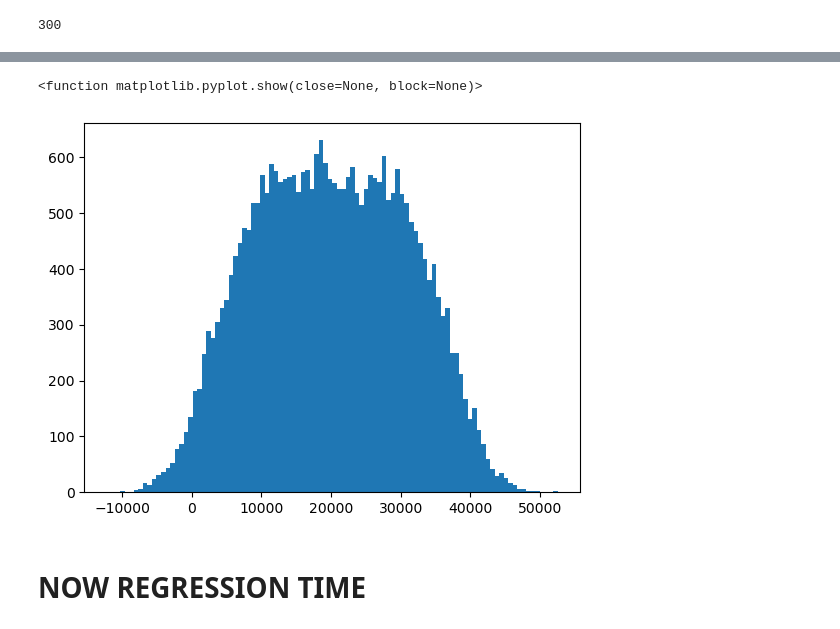
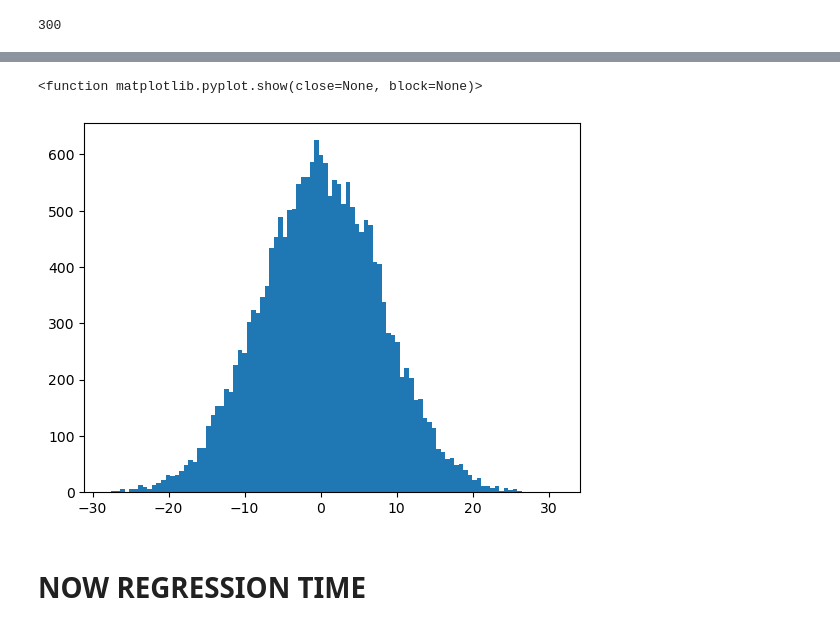
Before and after one commit to mahesakram/3mar, a Jupyter notebook: regression_training.ipynb, the cells around one changed output, grey strips where cells are left out. Cells and saved outputs as stored; diff of their text form; code cells hidden in the pictures.

```diff
--- a/regression_training.ipynb
+++ b/regression_training.ipynb
@@ -8,11 +11,15 @@ from sklearn.linear_model import LinearRegression
 # %%
 m = 113.44
-x = 300 * random.rand(30_000)
+
+x_limit = 300
+data_count = 20_000
+
+x = x_limit * random.rand(data_count)
 c = 3000
 
 y = m*x + c
 
-max = 4606
+max = 460
 # %%
 y
 # %% [output]
@@ -21,13 +28,14 @@ array([34240.16867808, 30403.33820139, 15502.1185039 , ...,
 # %%
 y_inacc = []
 r_inacc = []
-i = 300
-while i < 30_000:
-    r = np.random.normal(0,1)
-    temp = y[i] + (max)*r
+
+data_correct = 300
+while data_correct < data_count:
+    r = np.random.normal(0,8)
+    temp = y[data_correct] + (max)*r
     y_inacc.append(temp)
     r_inacc.append(r)
-    i += 1
+    data_correct += 1
 # %%
 y_inacc = np.array(y_inacc)
 # %%
@@ -68,9 +71,9 @@ No artists with labels found to put in legend.  Note that artists whose label st
 # %%
-plt.hist(y_inacc,100)
+plt.hist(r_inacc,100)
 plt.show
 # %% [output]
 <function matplotlib.pyplot.show(close=None, block=None)>
-[figure, old version]
+[figure, new version]
 # %% [markdown]
 NOW REGRESSION TIME
 ===
```
Also changed, not shown: parts of 25 cells of this notebook.
